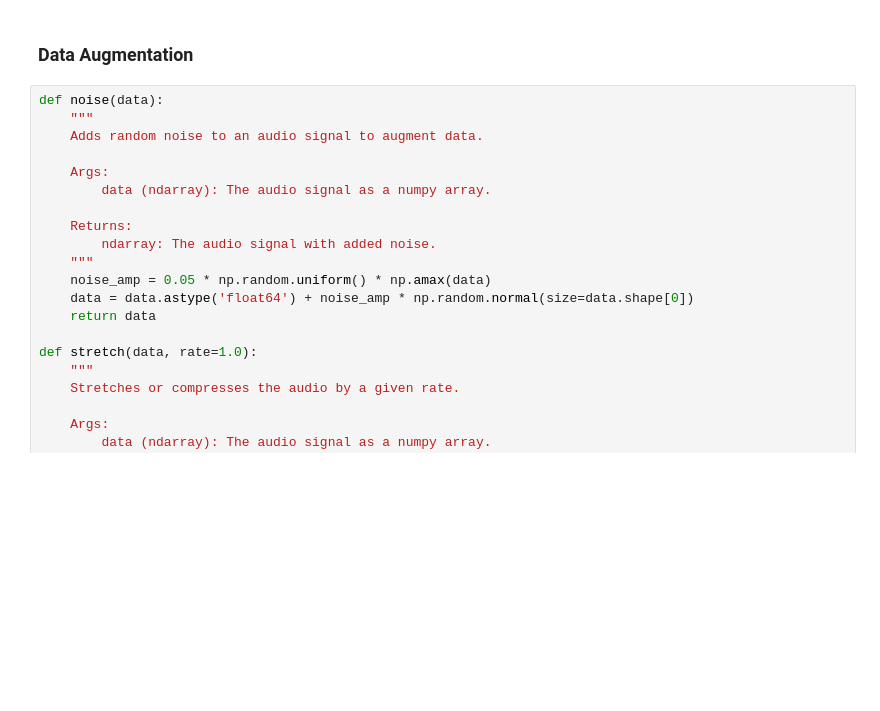
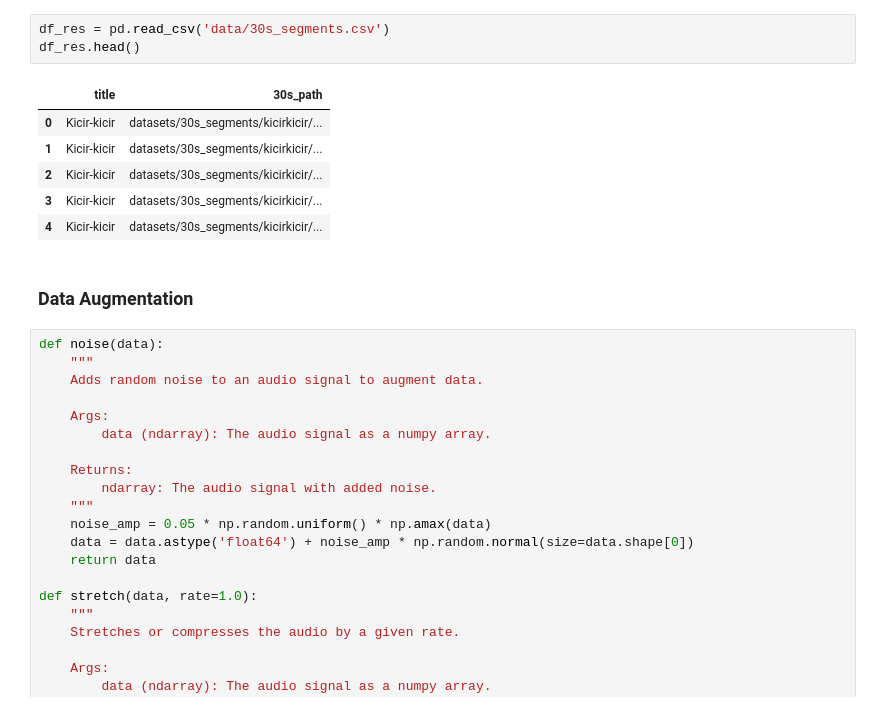
Before and after one commit to Mengkodingkan/suaranusa-model, a Jupyter notebook: main.ipynb, the cells around one changed output. Saved outputs shown, nothing was run; the diff lists cells and outputs as text; blank space fills up the shorter version.

```diff
--- a/main.ipynb
+++ b/main.ipynb
@@ -149,3 +148,13 @@ split_result_df.to_csv('data/30s_segments.csv', index=False)
+# %%
+df_res = pd.read_csv('data/30s_segments.csv')
+df_res.head()
+# %% [output]
+|  | title | 30s_path |
+| 0 | Kicir-kicir | datasets/30s_segments/kicirkicir/... |
+| 1 | Kicir-kicir | datasets/30s_segments/kicirkicir/... |
+| 2 | Kicir-kicir | datasets/30s_segments/kicirkicir/... |
+| 3 | Kicir-kicir | datasets/30s_segments/kicirkicir/... |
+| 4 | Kicir-kicir | datasets/30s_segments/kicirkicir/... |
 # %% [markdown]
 ### Data Augmentation
 # %%
```
Also changed, not shown: parts of 26 cells of this notebook.
